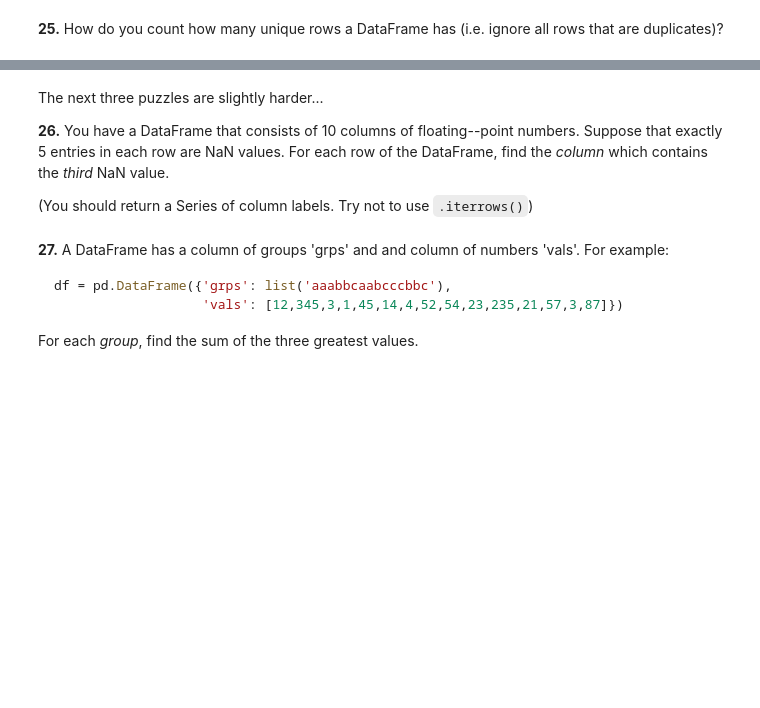
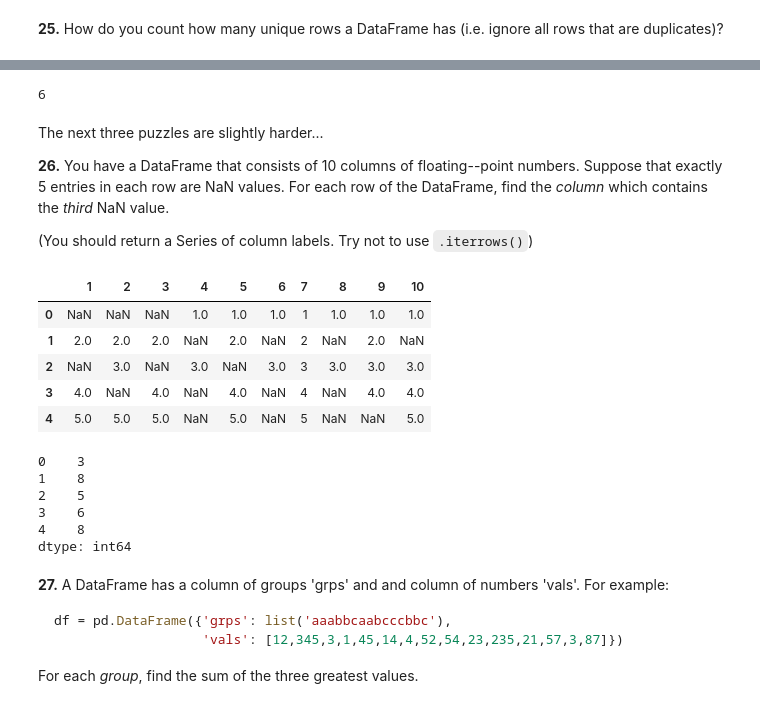
Before and after one commit to harshavardhanch9/AI-Exercises, a Jupyter notebook: Chapter 1/6. Pandas/100-pandas-puzzles.ipynb, the cells around one changed output, grey strips where cells are left out. Cells and saved outputs as stored; diff of their text form; code cells hidden in the pictures; blank space fills up the shorter version.

```diff
--- a/Chapter 1/6. Pandas/100-pandas-puzzles.ipynb
+++ b/Chapter 1/6. Pandas/100-pandas-puzzles.ipynb
@@ -390,3 +405,9 @@ df.sum().idxmin()
+# %%
+dup = df.duplicated(keep=False).sum()
+
+len(df) - dup
+# %% [output]
+6
 # %% [markdown]
 The next three puzzles are slightly harder...
 
@@ -396,15 +417,34 @@ The next three puzzles are slightly harder...
 # %%
 data = {
 1:[np.nan,2,np.nan,4,5],
 2:[np.nan,2,3,np.nan,5],
 3:[np.nan,2,np.nan,4,5],
 4:[1,np.nan,3,np.nan,np.nan],
 5:[1,2,np.nan,4,5],
 6:[1,np.nan,3,np.nan,np.nan],
 7:[1,2,3,4,5],
 8:[1,np.nan,3,np.nan,np.nan],
 9:[1,2,3,4,np.nan],
 10:[1,np.nan,3,4,5]}
+
+df = pd.DataFrame(data)
+df
+# %% [output]
+|  | 1 | 2 | 3 | 4 | 5 | 6 | 7 | 8 | 9 | 10 |
+| 0 | NaN | NaN | NaN | 1.0 | 1.0 | 1.0 | 1 | 1.0 | 1.0 | 1.0 |
+| 1 | 2.0 | 2.0 | 2.0 | NaN | 2.0 | NaN | 2 | NaN | 2.0 | NaN |
+| 2 | NaN | 3.0 | NaN | 3.0 | NaN | 3.0 | 3 | 3.0 | 3.0 | 3.0 |
+| 3 | 4.0 | NaN | 4.0 | NaN | 4.0 | NaN | 4 | NaN | 4.0 | 4.0 |
+| 4 | 5.0 | 5.0 | 5.0 | NaN | 5.0 | NaN | 5 | NaN | NaN | 5.0 |
+# %%
+(df.isnull().cumsum(axis=1) == 3).idxmax(axis=1)
+# %% [output]
+0    3
+1    8
+2    5
+3    6
+4    8
+dtype: int64
 # %% [markdown]
 **27.** A DataFrame has a column of groups 'grps' and and column of numbers 'vals'. For example:
 
```
Also changed, not shown: parts of 5 cells of this notebook.
